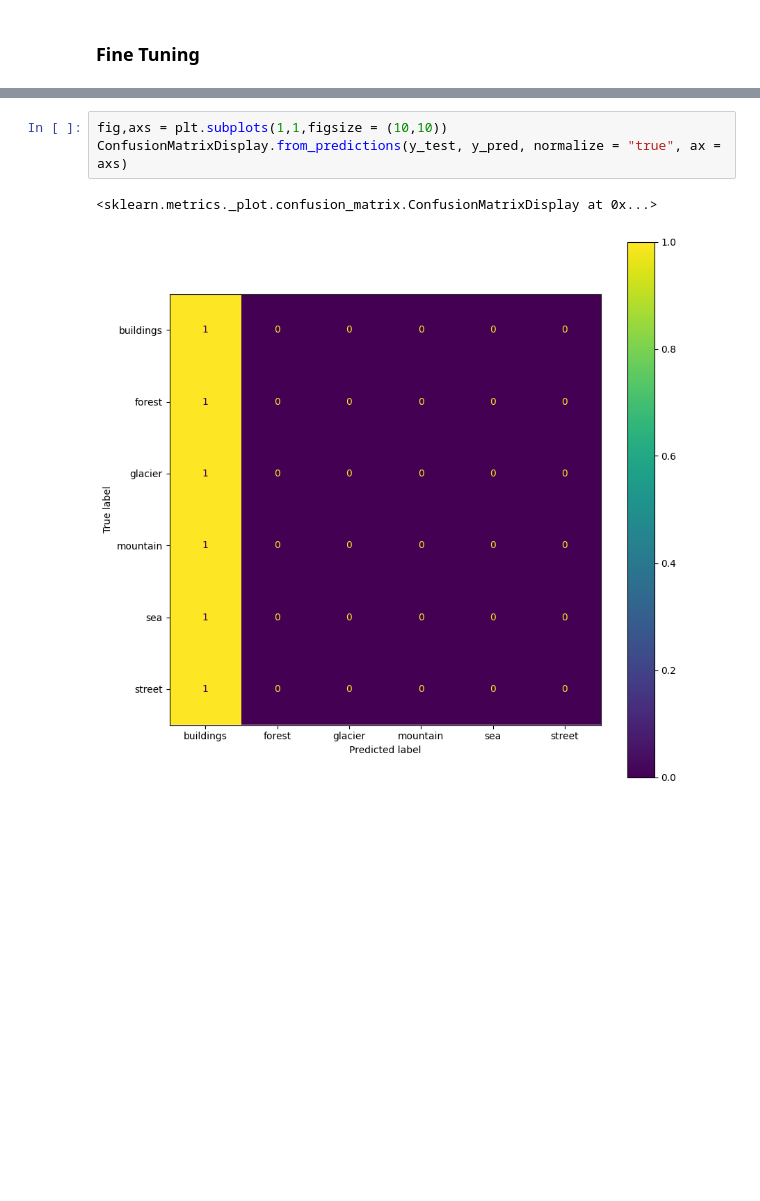
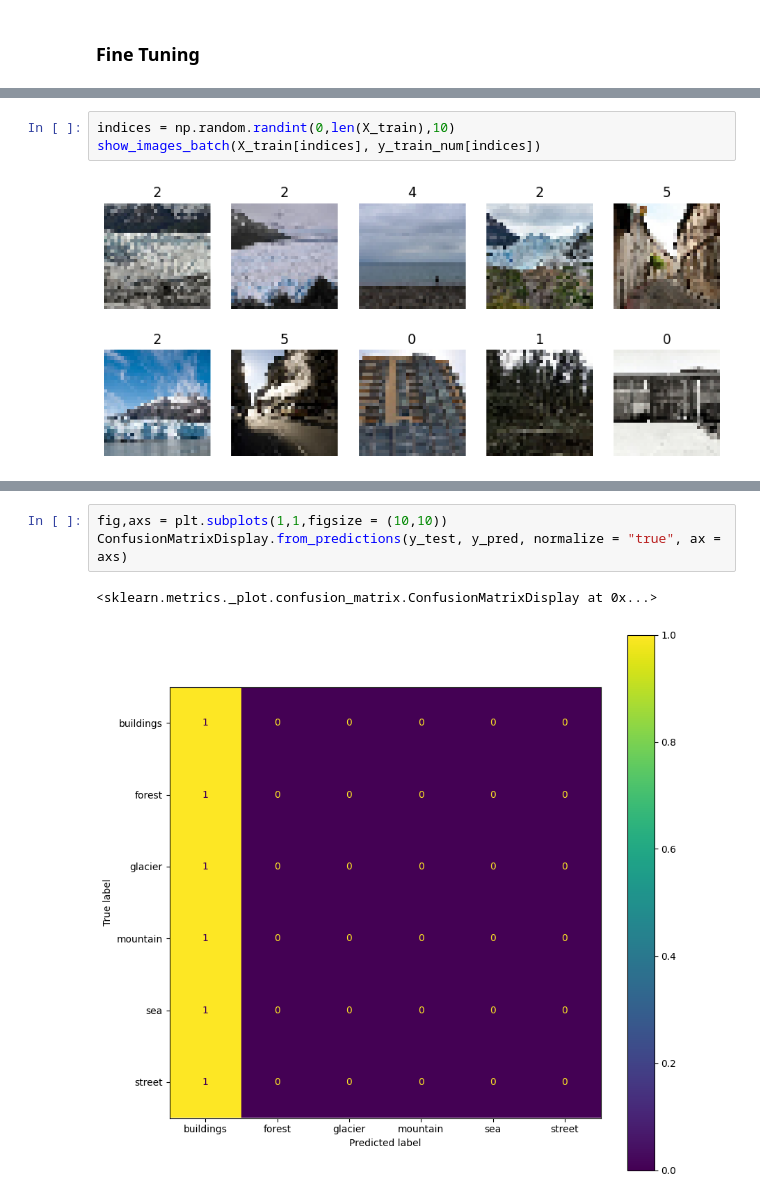
Before and after one commit to njisly/online_ds_thebridge_Nur, a Jupyter notebook: ejercicios/05_Deep_Learning/Sprint_19/Unidad_02/Practica_Obligatoria/18_Practica_Obligatoria_Redes_Convolucionales_II__Trasnfer_Learning_y_Fine-Tunning copy.ipynb, the cells around one changed output, grey strips where cells are left out. Drawn from its saved outputs; the diff is of its cells as text; blank space fills up the shorter version.

```diff
--- a/ejercicios/05_Deep_Learning/Sprint_19/Unidad_02/Practica_Obligatoria/18_Practica_Obligatoria_Redes_Convolucionales_II__Trasnfer_Learning_y_Fine-Tunning copy.ipynb
+++ b/ejercicios/05_Deep_Learning/Sprint_19/Unidad_02/Practica_Obligatoria/18_Practica_Obligatoria_Redes_Convolucionales_II__Trasnfer_Learning_y_Fine-Tunning copy.ipynb
@@ -261,0 +265,5 @@ Model: "functional_25"
+# %%
+indices = np.random.randint(0,len(X_train),10)
+show_images_batch(X_train[indices], y_train_num[indices])
+# %% [output]
+[figure, added]
```
Also changed, not shown: parts of 14 cells of this notebook, 3 other files.
